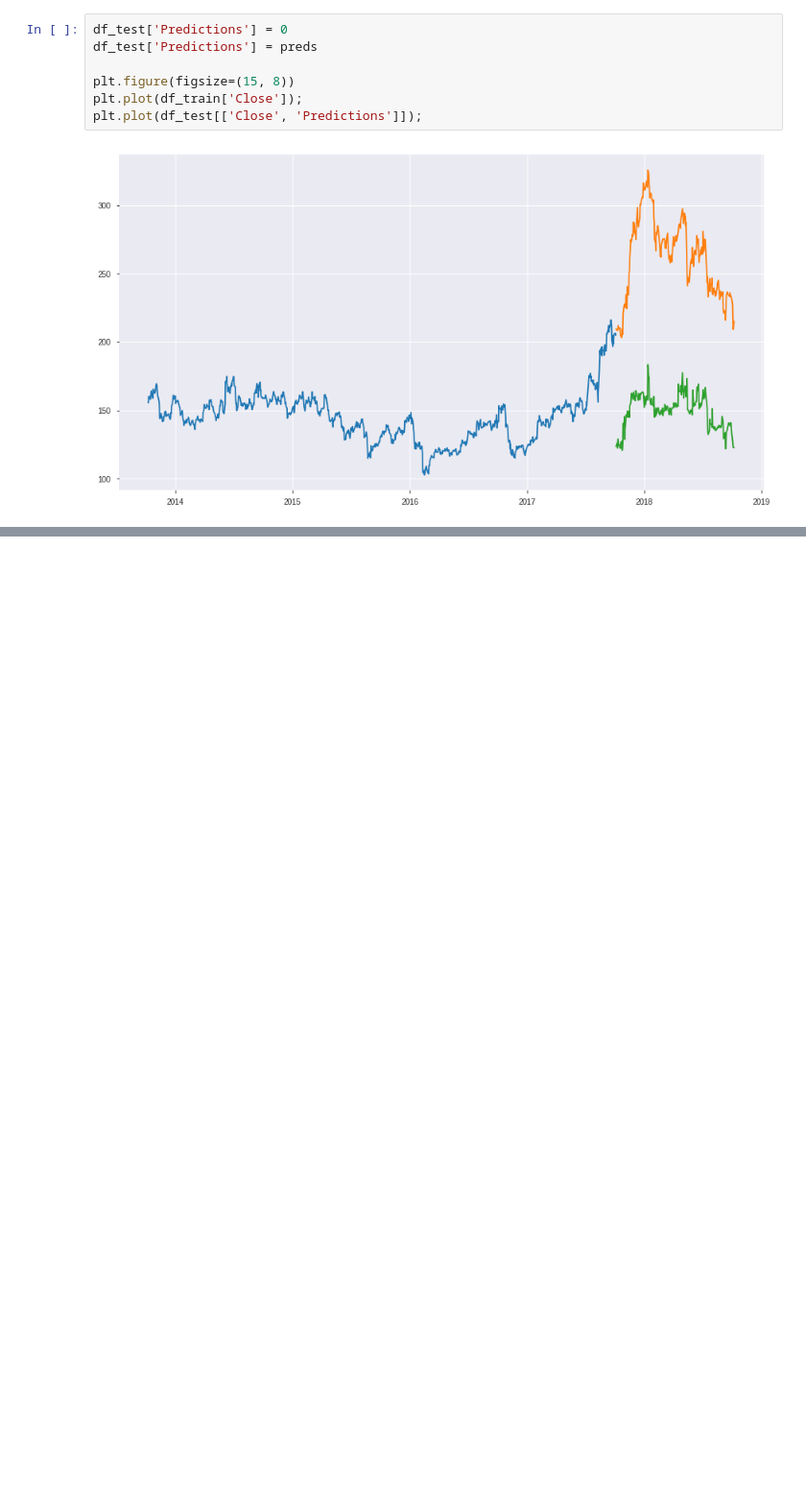
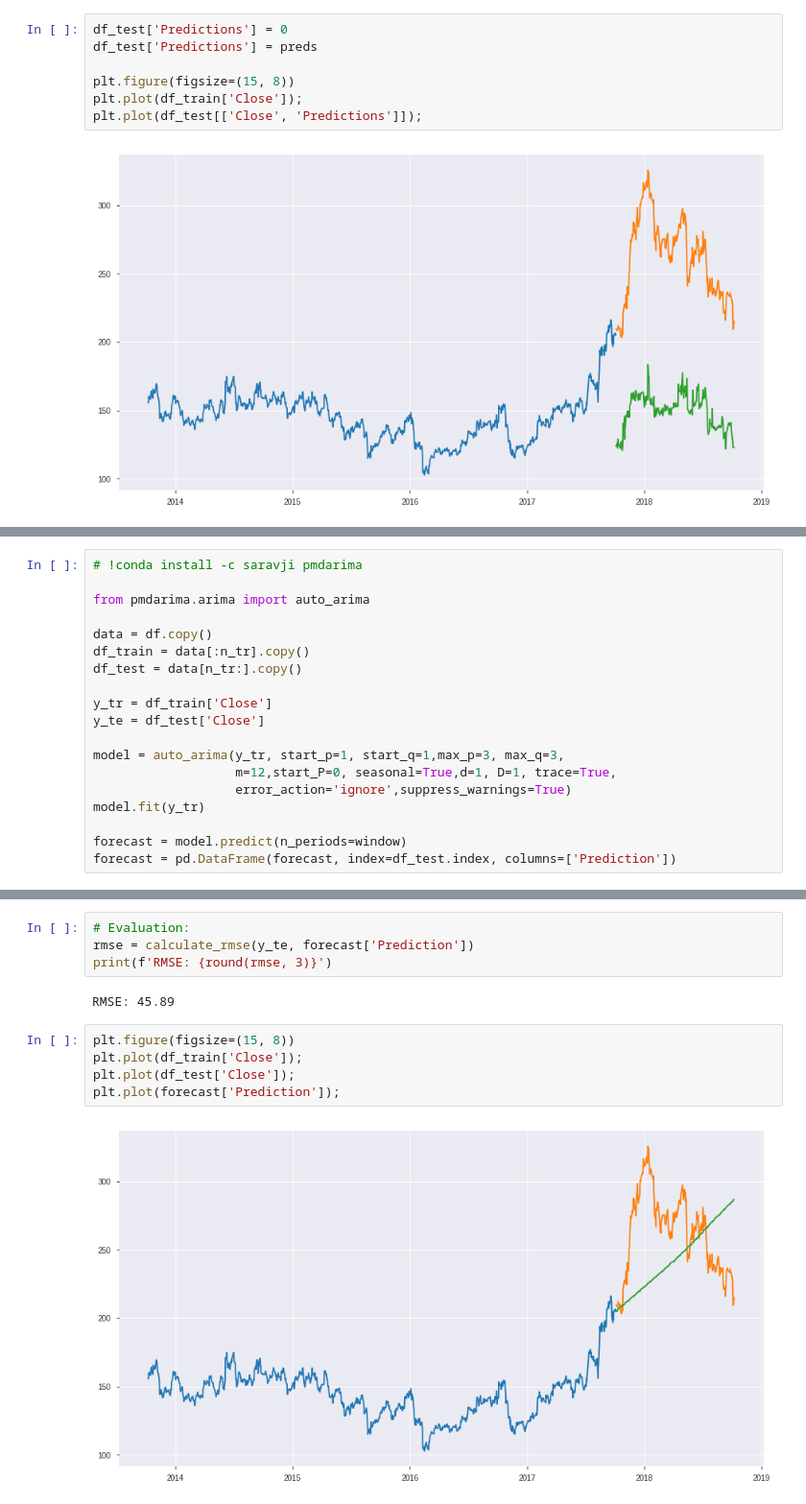
Before and after one commit to jgdelrio/tutorials, a Jupyter notebook: TimeSeries/03_Stock_Prediction.ipynb, the cells around one changed output, grey strips where cells are left out. Shown at 96% size. Cells and saved outputs as stored; diff of their text form; blank space fills up the shorter version.

Commit message:
Stock Prediction and help fultions (radar chart, recommender metrics and rank metrics) Signed-off-by: Jose del Rio <jgriosanz@gmail.com>

```diff
--- a/TimeSeries/03_Stock_Prediction.ipynb
+++ b/TimeSeries/03_Stock_Prediction.ipynb
@@ -301,0 +309,19 @@ df.Close.rolling(window).mean()
+# %%
+# !conda install -c saravji pmdarima
+
+from pmdarima.arima import auto_arima
+
+data = df.copy()
+df_train = data[:n_tr].copy()
+df_test = data[n_tr:].copy()
+
+y_tr = df_train['Close']
+y_te = df_test['Close']
+
+model = auto_arima(y_tr, start_p=1, start_q=1,max_p=3, max_q=3,
+                   m=12,start_P=0, seasonal=True,d=1, D=1, trace=True,
+                   error_action='ignore',suppress_warnings=True)
+model.fit(y_tr)
+
+forecast = model.predict(n_periods=window)
+forecast = pd.DataFrame(forecast, index=df_test.index, columns=['Prediction'])
@@ -301,0 +349,13 @@ df.Close.rolling(window).mean()
+# %%
+# Evaluation:
+rmse = calculate_rmse(y_te, forecast['Prediction'])
+print(f'RMSE: {round(rmse, 3)}')
+# %% [output]
+RMSE: 45.89
+# %%
+plt.figure(figsize=(15, 8))
+plt.plot(df_train['Close']);
+plt.plot(df_test['Close']);
+plt.plot(forecast['Prediction']);
+# %% [output]
+[figure, added]
```
Also changed, not shown: parts of 20 cells of this notebook, 5 other files.
